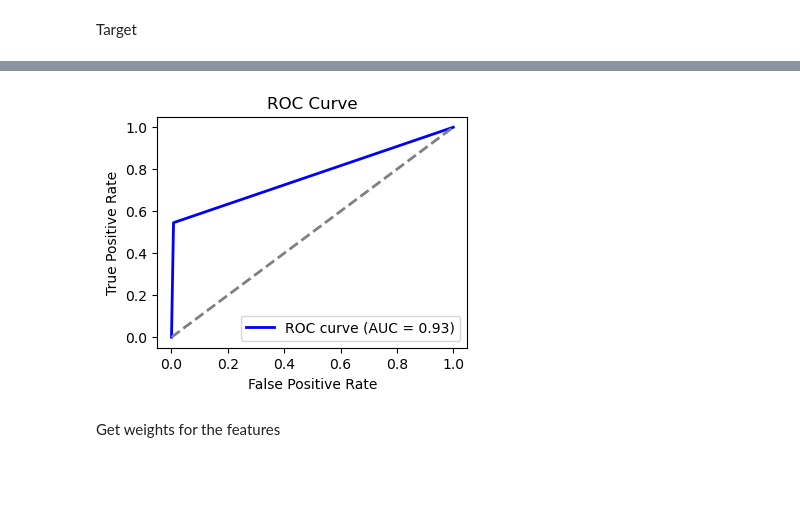
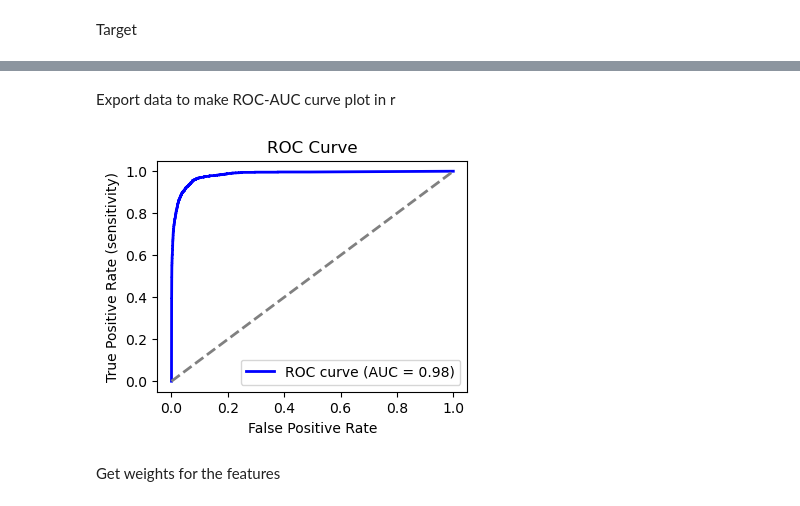
Before and after one commit to yvolko/Cancer_drivers_2024, a Jupyter notebook: Code/Prediction_models/RandomForestClassifier/Random_forest_classifier.ipynb, the cells around one changed output, grey strips where cells are left out. Cells and saved outputs as stored; diff of their text form; code cells hidden in the pictures; blank space fills up the shorter version.

Commit message:
Random Forest Classifier model and code for the paper

```diff
--- a/Code/Prediction_models/RandomForestClassifier/Random_forest_classifier.ipynb
+++ b/Code/Prediction_models/RandomForestClassifier/Random_forest_classifier.ipynb
@@ -72,4 +80,4 @@ X_train, X_test, y_train, y_test = train_test_split(data.iloc[:, :-1], data["is_
 # %%
-clf = RandomForestClassifier(n_estimators=100, max_depth=3, random_state=42)
+clf = RandomForestClassifier(n_estimators=100, max_depth=3, random_state=42, class_weight={0: 1, 1: count_of_oncogenes})
 clf.fit(X_train, y_train)
 # %% [output]
@@ -151,0 +225,3 @@ Base model with 100 estimators gave on of the best results, let leave it.
+# %%
+new_clf = RandomForestClassifier(n_estimators=150, min_samples_split=2, min_samples_leaf=4, max_features='log2', max_depth=None, random_state=42, class_weight={0: 1, 1: count_of_oncogenes})
+new_clf.fit(X_train, y_train)
@@ -151,0 +233,15 @@ Base model with 100 estimators gave on of the best results, let leave it.
+# %%
+accuracy = accuracy_score(y_test, new_y_pred)
+print(f"Accuracy (how many objects got correct labels) is \n{accuracy}")
+print()
+precision = precision_score(y_test, new_y_pred)
+print(f"Precision (how many oncogenes are actuall oncognes within predicted ones) is \n{precision}")
+print()
+recall = recall_score(y_test, new_y_pred)
+print(f"Recall (how many oncogenes out of all oncogenes we got right) is \n{recall}")
+print()
+f1 = f1_score(y_test, new_y_pred)
+print(f"F1 score is \n{f1}")
+print()
+roc_auc = roc_auc_score(y_test, new_clf.predict_proba(X_test)[:,1])
+print(f"ROC-AUC (performance of model over multiple thresholds in our predicted probabilities) is \n{roc_auc}")
@@ -152,2 +263,4 @@ Base model with 100 estimators gave on of the best results, let leave it.
 # %%
-fpr, tpr, thresholds = roc_curve(y_test, y_pred)
+fpr, tpr, thresholds = roc_curve(y_test, new_clf.predict_proba(X_test)[:,1])
+# %% [markdown]
+Export data to make ROC-AUC curve plot in r
@@ -154,14 +275,14 @@ fpr, tpr, thresholds = roc_curve(y_test, y_pred)
 # %%
 plt.figure(figsize=(4, 3))
 plt.plot(fpr, tpr, color='blue', lw=2, label='ROC curve (AUC = %0.2f)' % roc_auc)
 plt.plot([0, 1], [0, 1], color='gray', linestyle='--', lw=2)
 plt.xlabel('False Positive Rate')
-plt.ylabel('True Positive Rate')
+plt.ylabel('True Positive Rate (sensitivity)')
 plt.title('ROC Curve')
 plt.legend(loc='lower right')
 plt.show()
 # %% [output]
-[figure, old version]
+[figure, new version]
 # %% [markdown]
 Get weights for the features
 # %%
```
Also changed, not shown: parts of 48 cells of this notebook, 5 other files.
